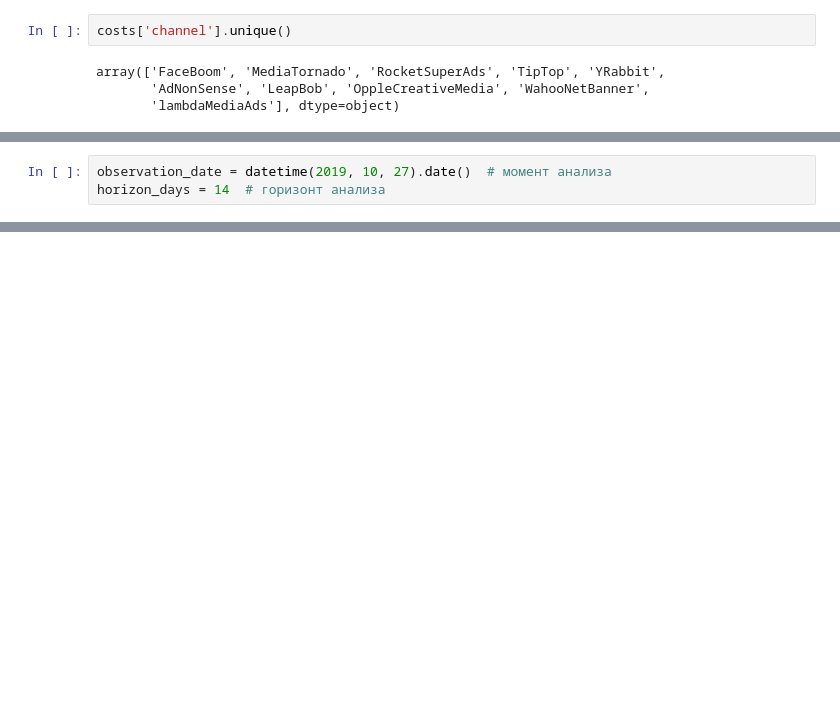
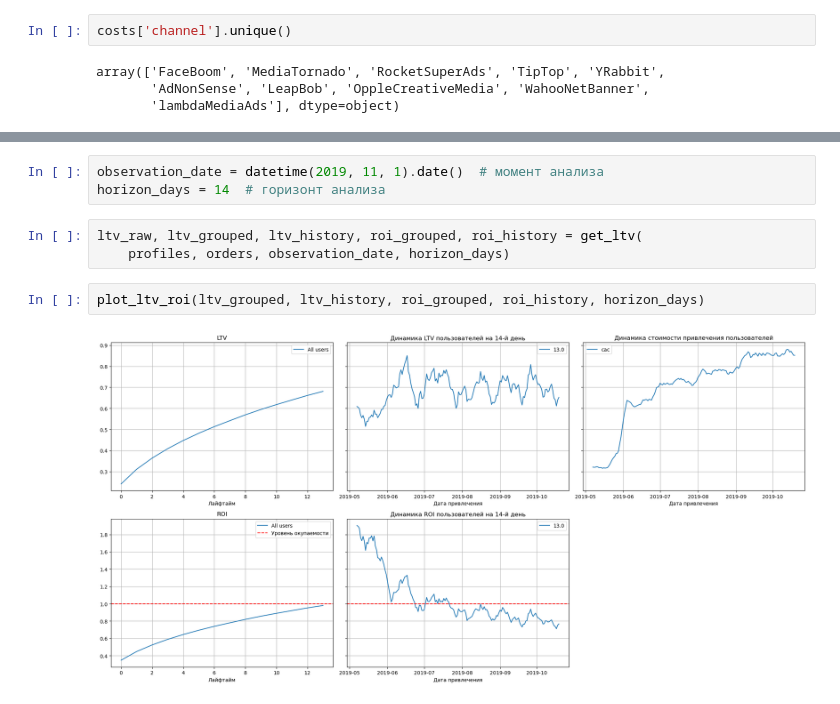
Before and after one commit to fomichev-a-d/yandex_practicum_projects, a Jupyter notebook: marketing/marketing.ipynb, the cells around one changed output, grey strips where cells are left out. Cells and saved outputs as stored; diff of their text form; blank space fills up the shorter version.

```diff
--- a/marketing/marketing.ipynb
+++ b/marketing/marketing.ipynb
@@ -642,3 +185,0 @@ Timestamp('2019-10-27 23:59:04')
-# %%
-observation_date = datetime(2019, 10, 27).date()  # момент анализа
-horizon_days = 14  # горизонт анализа
@@ -674,0 +933,10 @@ horizon_days = 14  # горизонт анализа
+# %%
+observation_date = datetime(2019, 11, 1).date()  # момент анализа
+horizon_days = 14  # горизонт анализа
+# %%
+ltv_raw, ltv_grouped, ltv_history, roi_grouped, roi_history = get_ltv(
+    profiles, orders, observation_date, horizon_days)
+# %%
+plot_ltv_roi(ltv_grouped, ltv_history, roi_grouped, roi_history, horizon_days)
+# %% [output]
+[figure, added]
```
Also changed, not shown: parts of 123 cells of this notebook, 1 other file.
